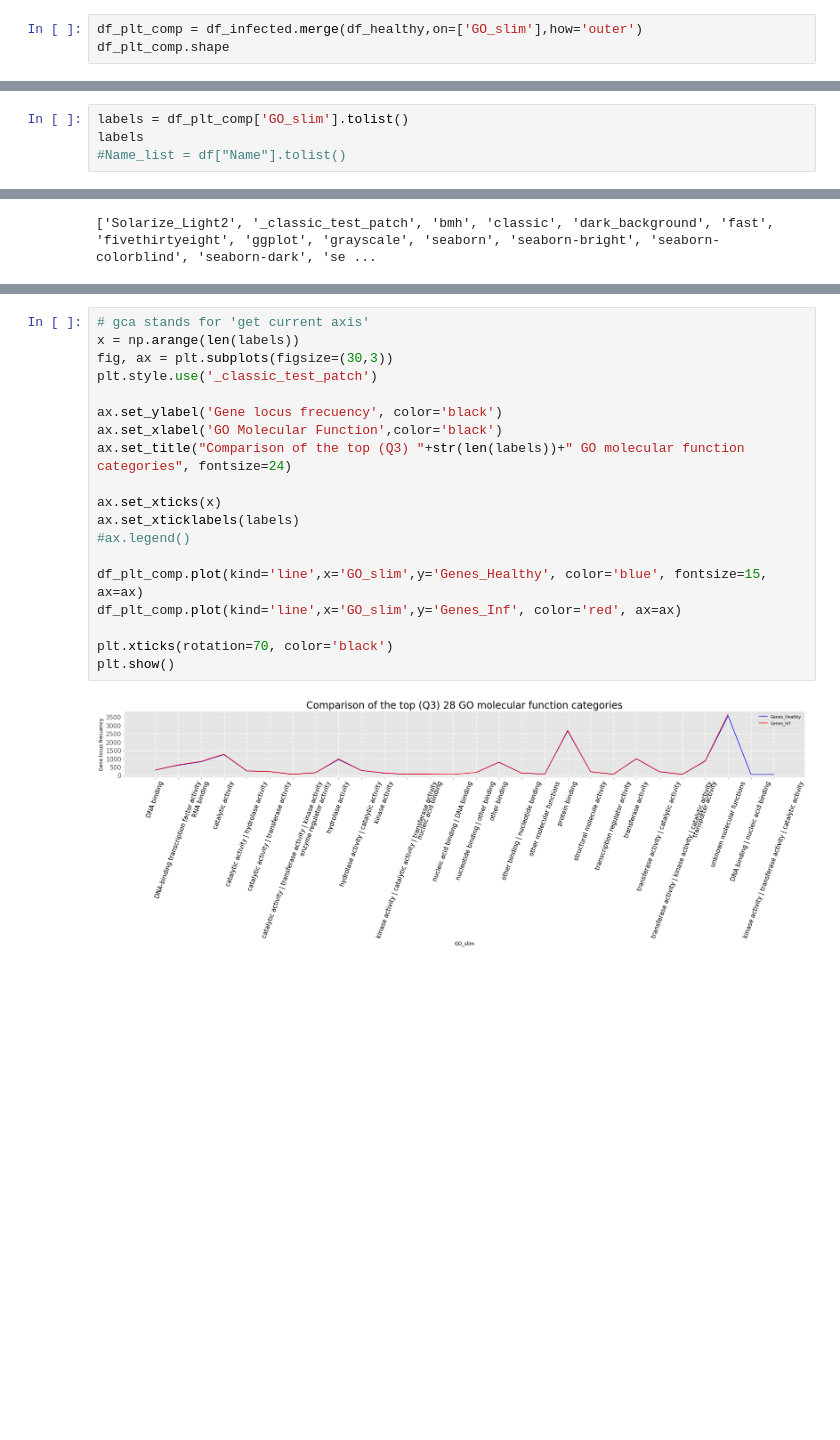
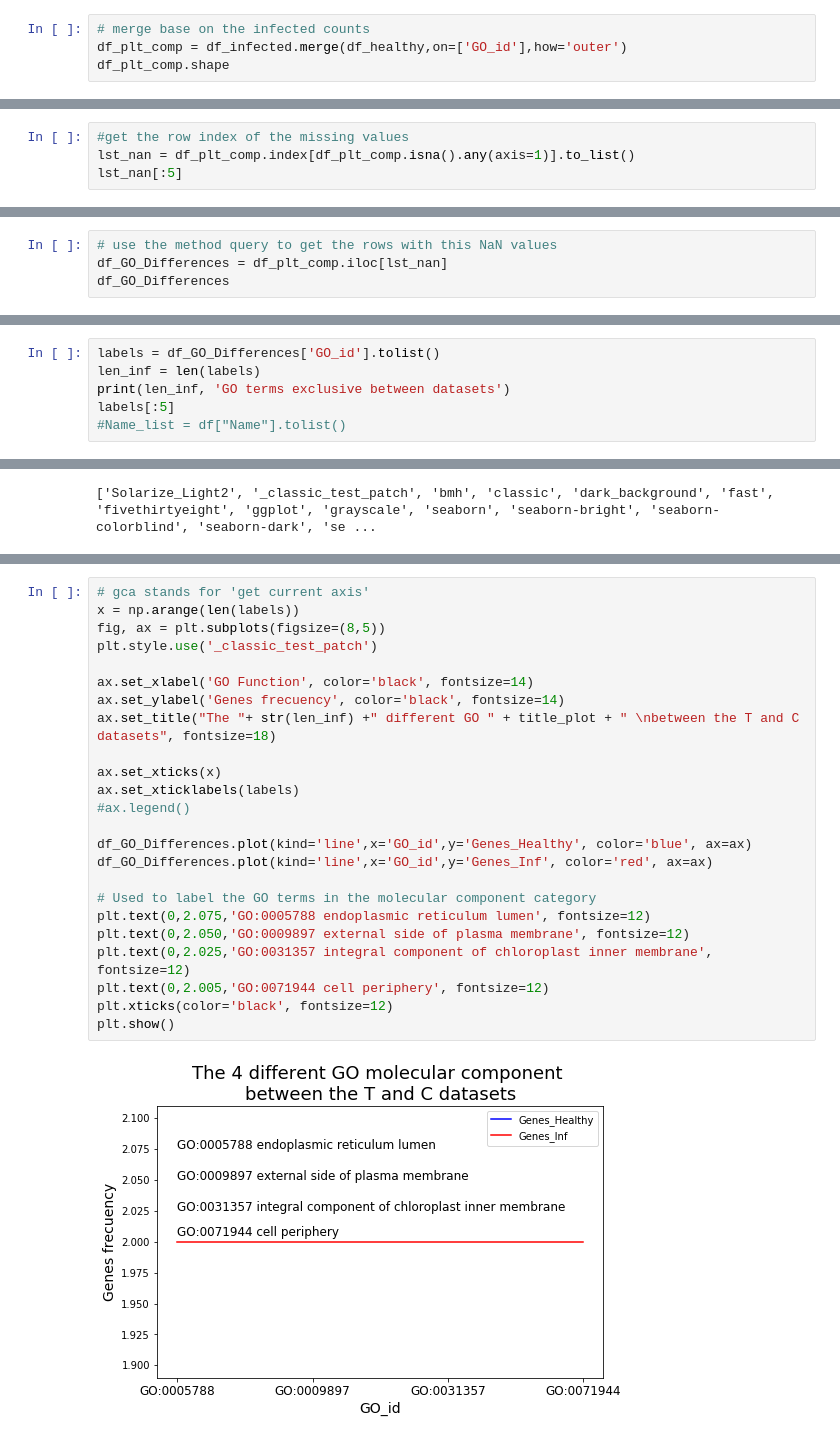
Before and after one commit to cyntsc/meta-analisis-athal, a Jupyter notebook: notebooks/Parsing_Athal_GO_terms.ipynb, the cells around one changed output, grey strips where cells are left out. Cells and saved outputs as stored; diff of their text form; blank space fills up the shorter version.

```diff
--- a/notebooks/Parsing_Athal_GO_terms.ipynb
+++ b/notebooks/Parsing_Athal_GO_terms.ipynb
@@ -385,4 +492,5 @@ df_infected
 # %%
-df_plt_comp = df_infected.merge(df_healthy,on=['GO_slim'],how='outer')
+# merge base on the infected counts
+df_plt_comp = df_infected.merge(df_healthy,on=['GO_id'],how='outer')
 df_plt_comp.shape
 # %% [output]
@@ -442,0 +554,4 @@ df_plt_comp.iloc[[13,26,27]]
+# %%
+#get the row index of the missing values
+lst_nan = df_plt_comp.index[df_plt_comp.isna().any(axis=1)].to_list()
+lst_nan[:5]
@@ -442,0 +560,4 @@ df_plt_comp.iloc[[13,26,27]]
+# %%
+# use the method query to get the rows with this NaN values
+df_GO_Differences = df_plt_comp.iloc[lst_nan]
+df_GO_Differences
@@ -443,5 +579,7 @@ df_plt_comp.iloc[[13,26,27]]
 # %%
-labels = df_plt_comp['GO_slim'].tolist()
-labels
+labels = df_GO_Differences['GO_id'].tolist()
+len_inf = len(labels)
+print(len_inf, 'GO terms exclusive between datasets')
+labels[:5]
 #Name_list = df["Name"].tolist()
 # %% [output]
@@ -469,21 +643,26 @@ print(plt.style.available)
 # %%
 # gca stands for 'get current axis'
 x = np.arange(len(labels))
-fig, ax = plt.subplots(figsize=(30,3))
+fig, ax = plt.subplots(figsize=(8,5))
 plt.style.use('_classic_test_patch')
 
-ax.set_ylabel('Gene locus frecuency', color='black')
-ax.set_xlabel('GO Molecular Function',color='black')
-ax.set_title("Comparison of the top (Q3) "+str(len(labels))+" GO molecular function categories", fontsize=24)
+ax.set_xlabel('GO Function', color='black', fontsize=14)
+ax.set_ylabel('Genes frecuency', color='black', fontsize=14)
+ax.set_title("The "+ str(len_inf) +" different GO " + title_plot + " \nbetween the T and C datasets", fontsize=18)
 
 ax.set_xticks(x)
 ax.set_xticklabels(labels)
 #ax.legend()
 
-df_plt_comp.plot(kind='line',x='GO_slim',y='Genes_Healthy', color='blue', fontsize=15, ax=ax)
-df_plt_comp.plot(kind='line',x='GO_slim',y='Genes_Inf', color='red', ax=ax)
+df_GO_Differences.plot(kind='line',x='GO_id',y='Genes_Healthy', color='blue', ax=ax)
+df_GO_Differences.plot(kind='line',x='GO_id',y='Genes_Inf', color='red', ax=ax)
 
-plt.xticks(rotation=70, color='black')
+# Used to label the GO terms in the molecular component category
+plt.text(0,2.075,'GO:0005788 endoplasmic reticulum lumen', fontsize=12)
+plt.text(0,2.050,'GO:0009897 external side of plasma membrane', fontsize=12)
+plt.text(0,2.025,'GO:0031357 integral component of chloroplast inner membrane', fontsize=12)
+plt.text(0,2.005,'GO:0071944 cell periphery', fontsize=12)
+plt.xticks(color='black', fontsize=12)
 plt.show()
 # %% [output]
-[figure, old version]
+[figure, new version]
```
Also changed, not shown: parts of 66 cells of this notebook.
